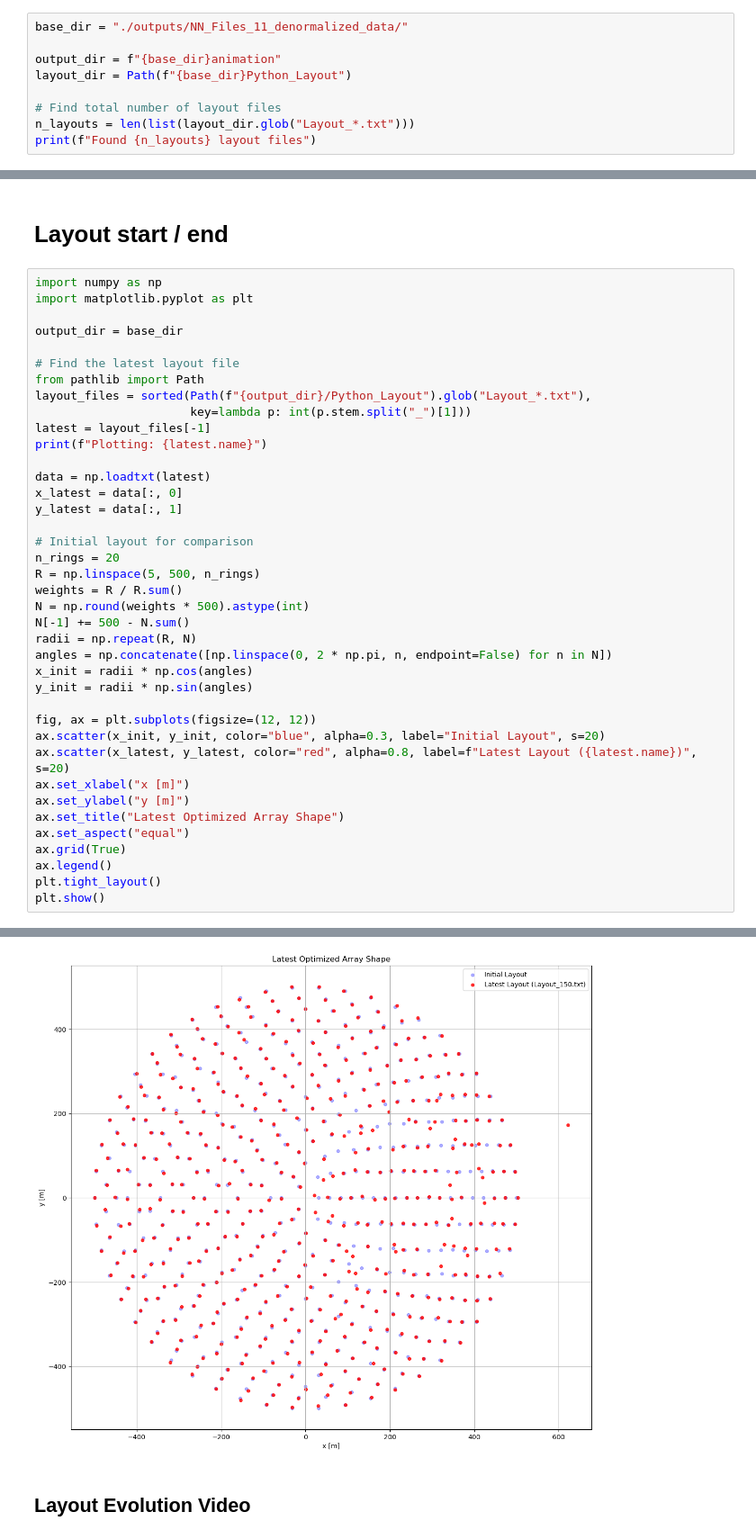
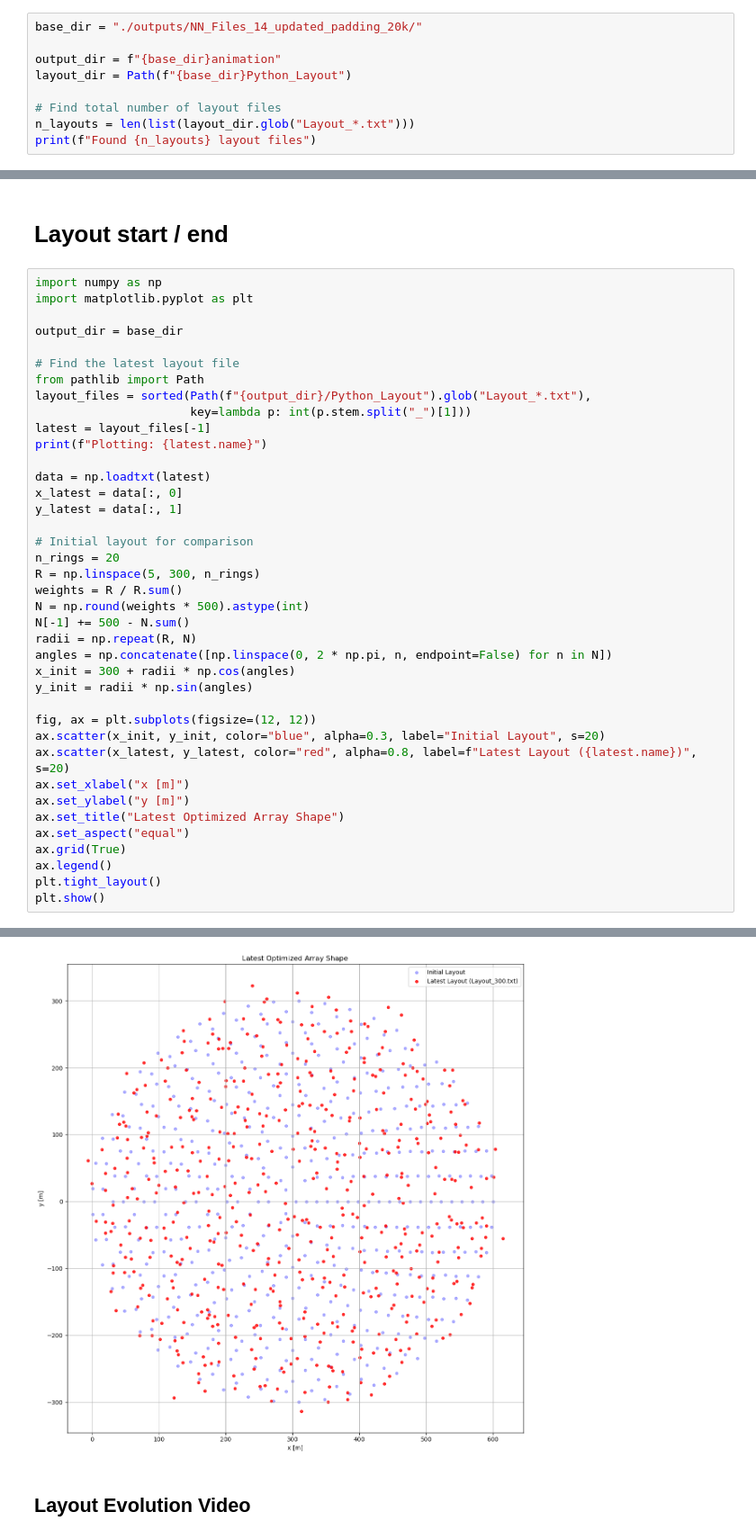
Before and after one commit to JayAgarwal25/TamboOpt-J, a Jupyter notebook: detector_optimization_v2/SWGOLO7_plots.ipynb, the cells around one changed output, grey strips where cells are left out. Shown at 90% size. Drawn from its saved outputs; the diff is of its cells as text.

Commit message:
add custom radius and offset to plots

```diff
--- a/detector_optimization_v2/SWGOLO7_plots.ipynb
+++ b/detector_optimization_v2/SWGOLO7_plots.ipynb
@@ -5,7 +5,7 @@ from matplotlib import animation
 from pathlib import Path
 from IPython.display import HTML
 # %%
-base_dir = "./outputs/NN_Files_11_denormalized_data/"
+base_dir = "./outputs/NN_Files_14_updated_padding_20k/"
 
 output_dir = f"{base_dir}animation"
 layout_dir = Path(f"{base_dir}Python_Layout")
@@ -42,13 +42,13 @@ y_latest = data[:, 1]
 
 # Initial layout for comparison
 n_rings = 20
-R = np.linspace(5, 500, n_rings)
+R = np.linspace(5, 300, n_rings)
 weights = R / R.sum()
 N = np.round(weights * 500).astype(int)
 N[-1] += 500 - N.sum()
 radii = np.repeat(R, N)
 angles = np.concatenate([np.linspace(0, 2 * np.pi, n, endpoint=False) for n in N])
-x_init = radii * np.cos(angles)
+x_init = 300 + radii * np.cos(angles)
 y_init = radii * np.sin(angles)
 
 fig, ax = plt.subplots(figsize=(12, 12))
@@ -67,4 +67,4 @@ Plotting: Layout_150.txt
-[figure, old version]
+[figure, new version]
 # %% [markdown]
 ## Layout Evolution Video
 # %%
```
Also changed, not shown: parts of 7 cells of this notebook.
